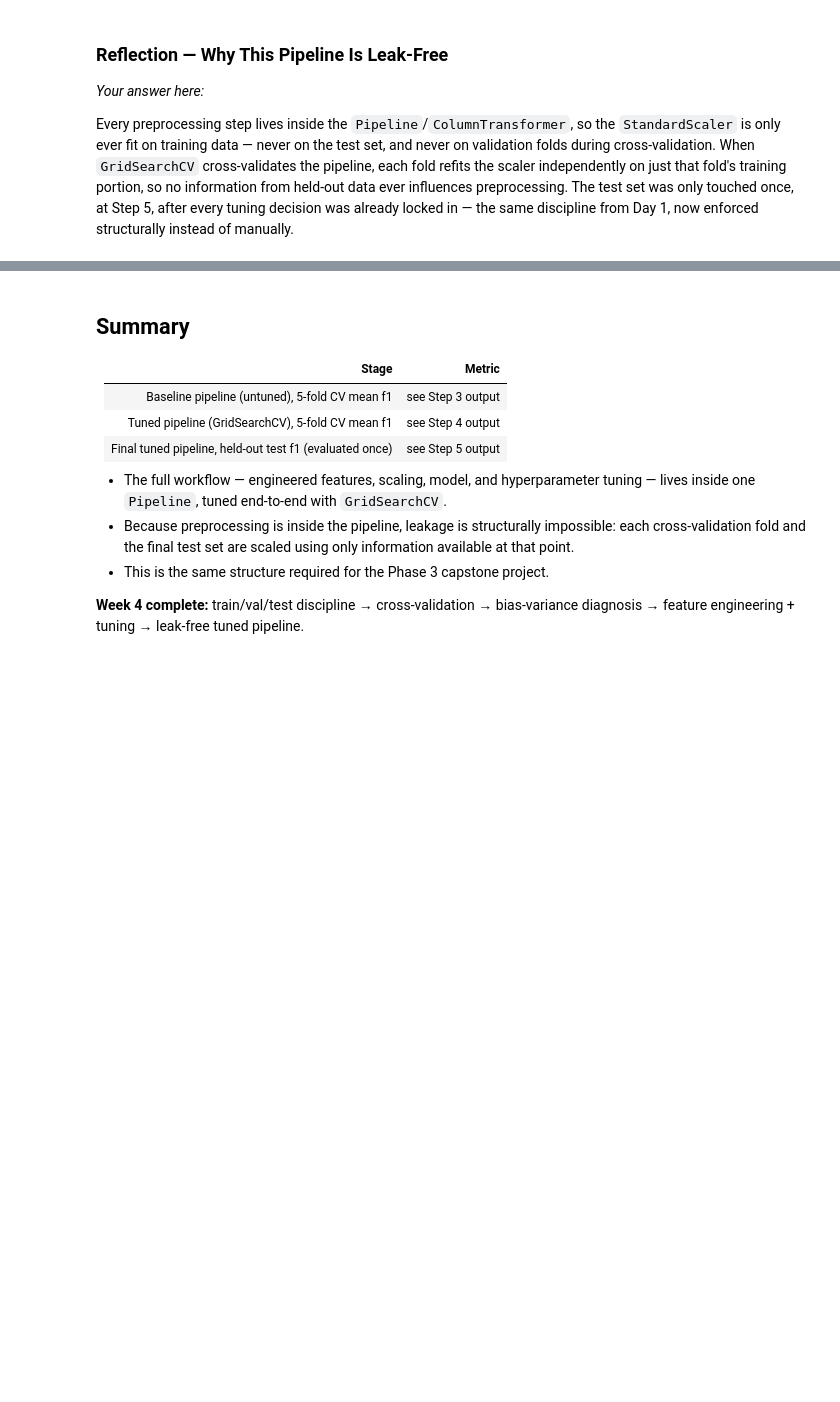
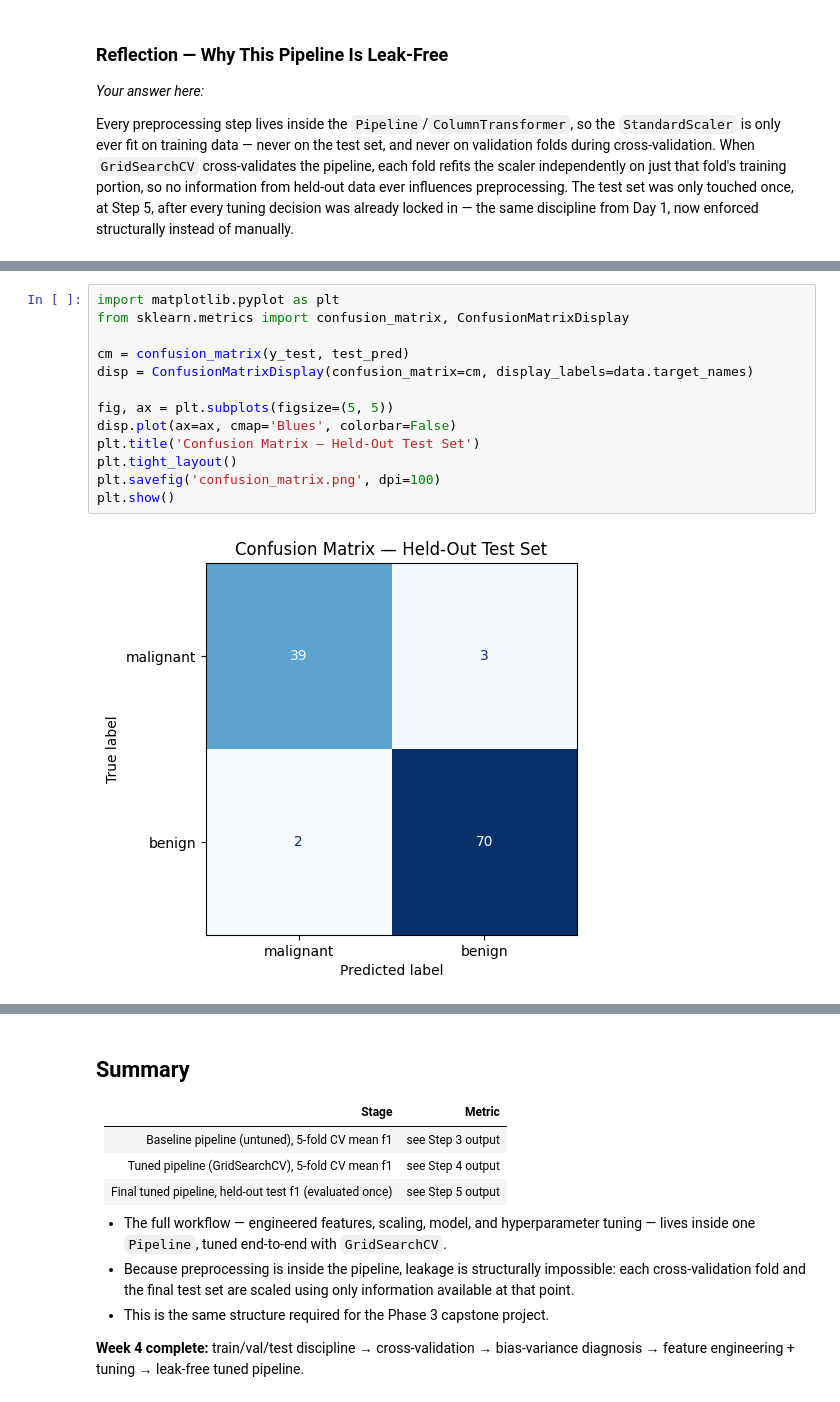
Before and after one commit to abuhlayel-coder/BinX-Tech-AI-ML-Internship, a Jupyter notebook: Week 4 - MODEL EVALUATION & TUNING/notebooks/Day 5/day5_Pipeline_Mini_Project.ipynb, the cells around one changed output, grey strips where cells are left out. Drawn from its saved outputs; the diff is of its cells as text; blank space fills up the shorter version.

Commit message:
Week 4 Day 5: add confusion matrix, ROC curve, feature importance, score progression chart

```diff
--- a/Week 4 - MODEL EVALUATION & TUNING/notebooks/Day 5/day5_Pipeline_Mini_Project.ipynb
+++ b/Week 4 - MODEL EVALUATION & TUNING/notebooks/Day 5/day5_Pipeline_Mini_Project.ipynb
@@ -147,0 +152,15 @@ Every preprocessing step lives inside the `Pipeline`/`ColumnTransformer`, so the
+# %%
+import matplotlib.pyplot as plt
+from sklearn.metrics import confusion_matrix, ConfusionMatrixDisplay
+
+cm = confusion_matrix(y_test, test_pred)
+disp = ConfusionMatrixDisplay(confusion_matrix=cm, display_labels=data.target_names)
+
+fig, ax = plt.subplots(figsize=(5, 5))
+disp.plot(ax=ax, cmap='Blues', colorbar=False)
+plt.title('Confusion Matrix — Held-Out Test Set')
+plt.tight_layout()
+plt.savefig('confusion_matrix.png', dpi=100)
+plt.show()
+# %% [output]
+[figure, added]
```
Also changed, not shown: parts of 8 cells of this notebook, 1 other file.
